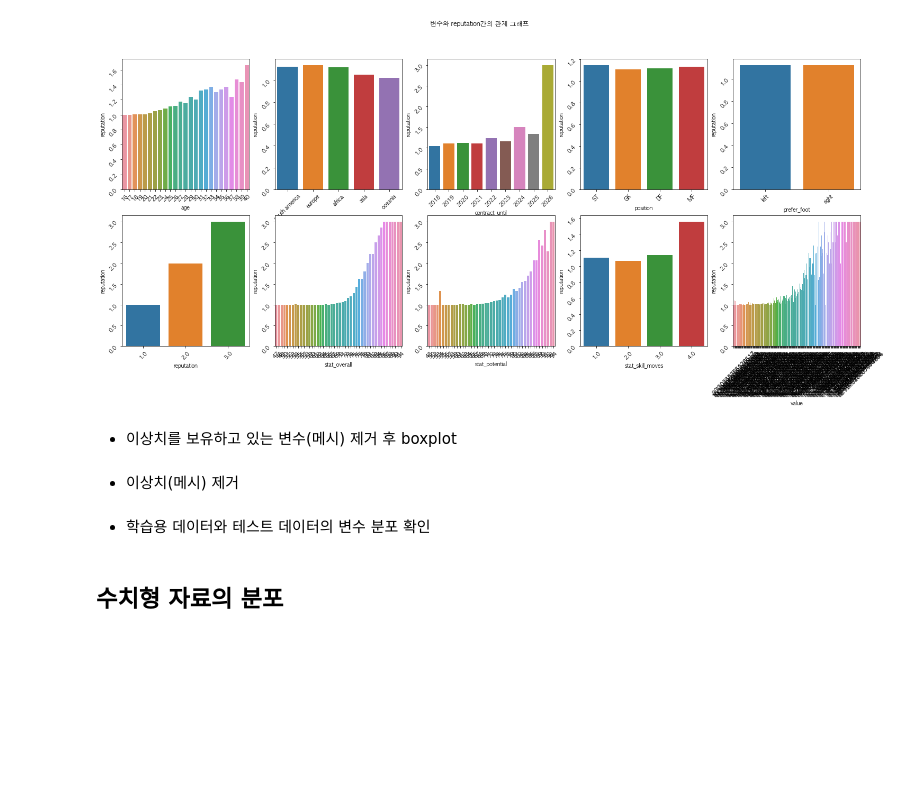
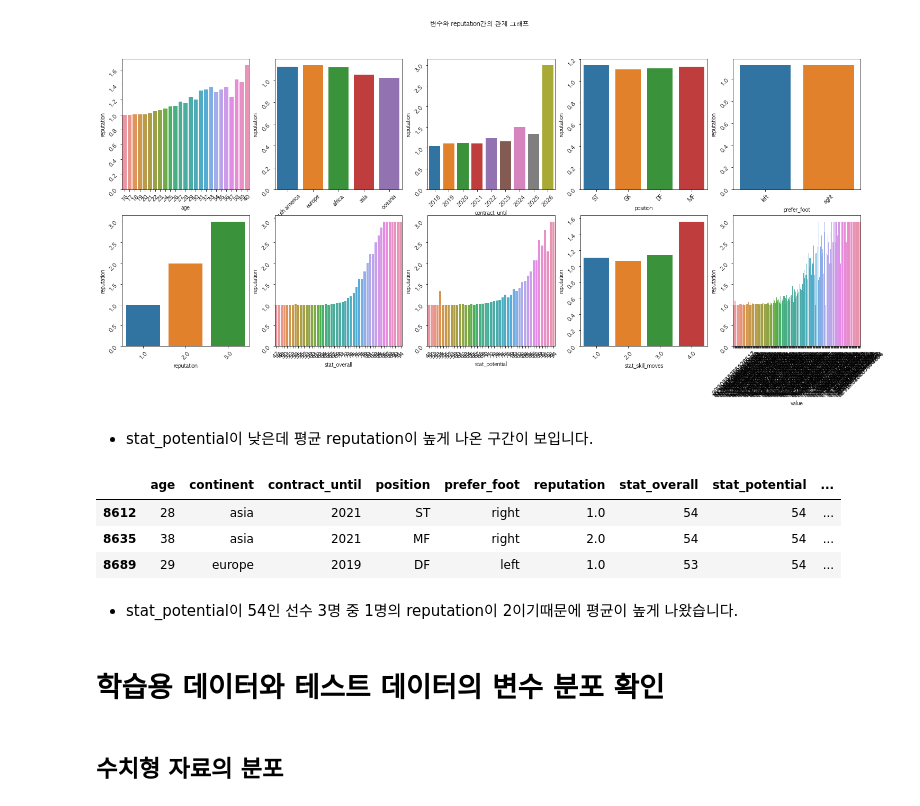
Before and after one commit to lee-jong-gu/DACON-fifa-value, a Jupyter notebook: EDA.ipynb, the cells around one changed output. Cells and saved outputs as stored; diff of their text form; code cells hidden in the pictures; blank space fills up the shorter version.

```diff
--- a/EDA.ipynb
+++ b/EDA.ipynb
@@ -23,6 +23,7 @@ from sklearn.metrics import mean_squared_error
 
 import warnings
 warnings.simplefilter(action='ignore', category=FutureWarning) # FutureWarning 제거
+pd.set_option('mode.chained_assignment',  None)
 from scipy.stats import skew
 import scipy.stats as stats
 from statsmodels.formula.api import ols
@@ -1126,2 +1088,0 @@ train[(train['stat_overall']==91) & (train['stat_potential']==91)]
-# %% [markdown]
-* 이상치를 보유하고 있는 변수(메시) 제거 후 boxplot
@@ -1137,2 +1088,0 @@ plt.show()
-# %% [markdown]
-* 이상치(메시) 제거
@@ -1141,5 +1089,16 @@ train_copy.iloc[1:]
+# %% [markdown]
+* stat_potential이 낮은데 평균 reputation이 높게 나온 구간이 보입니다.
+# %%
+train[train_copy['stat_potential']==54]
+# %% [output]
+|  | age | continent | contract_until | position | prefer_foot | reputation | stat_overall | stat_potential | ... |
+| 8612 | 28 | asia | 2021 | ST | right | 1.0 | 54 | 54 | ... |
+| 8635 | 38 | asia | 2021 | MF | right | 2.0 | 54 | 54 | ... |
+| 8689 | 29 | europe | 2019 | DF | left | 1.0 | 53 | 54 | ... |
+# %% [markdown]
+* stat_potential이 54인 선수 3명 중 1명의 reputation이 2이기때문에 평균이 높게 나왔습니다.
 # %% [markdown]
-* 학습용 데이터와 테스트 데이터의 변수 분포 확인
+# 학습용 데이터와 테스트 데이터의 변수 분포 확인
 # %% [markdown]
 ## 수치형 자료의 분포
 # %%
```
Also changed, not shown: parts of 20 cells of this notebook.
